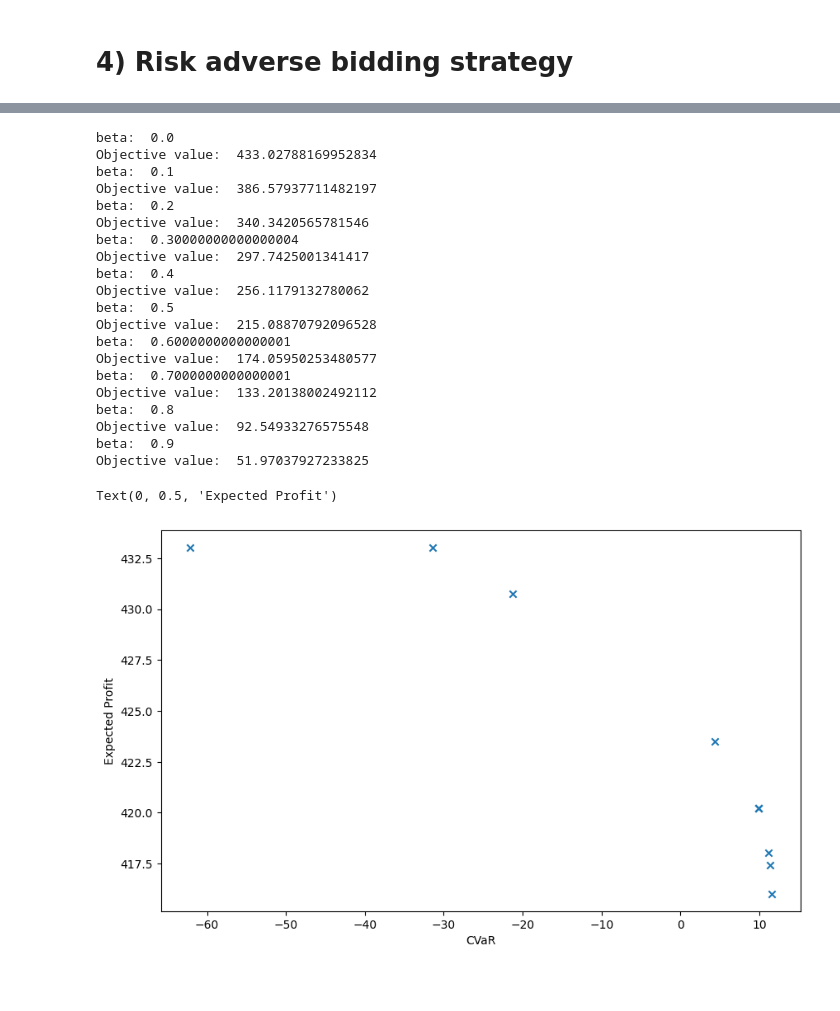
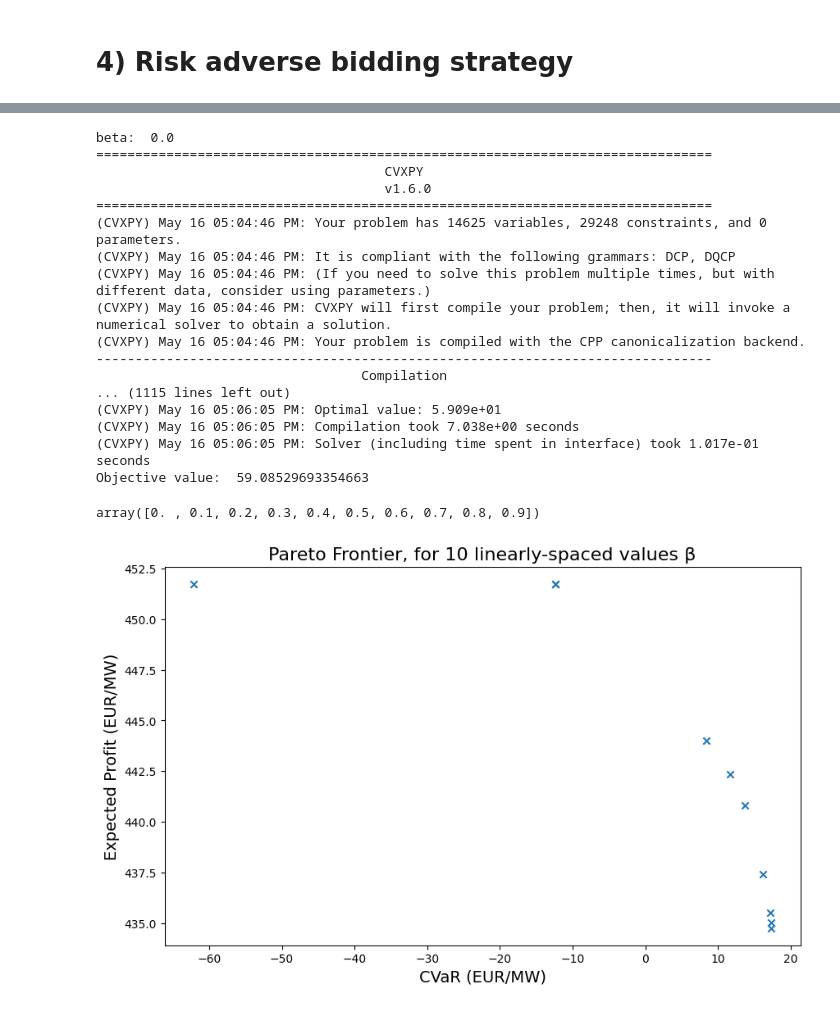
Before and after one commit to MatthieuJacobsDESL/renewables_in_electricity_markets_ass2, a Jupyter notebook: step1.1.ipynb, the cells around one changed output, grey strips where cells are left out. Cells and saved outputs as stored; diff of their text form; code cells hidden in the pictures; blank space fills up the shorter version.

```diff
--- a/step1.1.ipynb
+++ b/step1.1.ipynb
@@ -57,7 +58,7 @@ combined_scenarios = list(itertools.product(range(n1), range(n2), range(n3)))
 shuffled_scenarios = np.random.permutation(combined_scenarios)
 # %%
 # nb_scenarios to consider
-n_scenarios = 100
+n_scenarios = 200
 scenarios_id = shuffled_scenarios[:n_scenarios, :] # take the first n_scenarios as the in-sample scenarios
 wind_bids, prob, imbalances, imbalances_up, imbalances_down= wpb.wind_pp_bidding(wind_forecast[:, scenarios_id[:, 0]], spot_forecast[:, scenarios_id[:, 1]], imbalance_forecast[:, scenarios_id[:, 2]], f_up, f_down, price_scheme='one_price')
 # %% [output]
@@ -230,7 +286,7 @@ plt.legend()
 # 4) Risk adverse bidding strategy
 # %%
 # nb_scenarios to consider
-n_scenarios = 100
+n_scenarios = 200
 scenarios_id = shuffled_scenarios[:n_scenarios, :] # take the first n_scenarios as the in-sample scenarios
 # %%
 scheme = 'one_price'
@@ -246,3 +318,3 @@ cvar, expected_profit
 # %%
-wind_bids_ra, prob_ra, imbalances_ra, imbalances_up_ra, imbalances_down_ra, expected_profit, cvar = wpb.wind_pp_bidding_ra(wind_forecast[:, scenarios_id[:, 0]], spot_forecast[:, scenarios_id[:, 1]], imbalance_forecast[:, scenarios_id[:, 2]], f_up, f_down, alpha=0.95, beta = 0.95, price_scheme=scheme)
+wind_bids_ra, prob_ra, imbalances_ra, imbalances_up_ra, imbalances_down_ra, expected_profit, cvar = wpb.wind_pp_bidding_ra(wind_forecast[:, scenarios_id[:, 0]], spot_forecast[:, scenarios_id[:, 1]], imbalance_forecast[:, scenarios_id[:, 2]], f_up, f_down, alpha=0.9, beta = 0.95, price_scheme=scheme)
 # %% [output]
@@ -300,38 +390,40 @@ exp_profs, cvars = list(), list()
 
 for beta in betas:
     print("beta: ", beta)
-    _, _, _, _, _, expected_profit, cvar = wpb.wind_pp_bidding_ra(wind_forecast[:, scenarios_id[:, 0]], spot_forecast[:, scenarios_id[:, 1]], imbalance_forecast[:, scenarios_id[:, 2]], f_up, f_down, alpha=0.95, beta=beta, price_scheme=scheme)
+    _, _, _, _, _, expected_profit, cvar = wpb.wind_pp_bidding_ra(wind_forecast[:, scenarios_id[:, 0]], spot_forecast[:, scenarios_id[:, 1]], imbalance_forecast[:, scenarios_id[:, 2]], f_up, f_down, alpha=0.9, beta=beta, price_scheme=scheme)
     exp_profs.append(expected_profit)
     cvars.append(cvar)
 # %% [output]
 beta:  0.0
-Objective value:  433.02788169952834
-beta:  0.1
-Objective value:  386.57937711482197
-beta:  0.2
-Objective value:  340.3420565781546
-beta:  0.30000000000000004
-Objective value:  297.7425001341417
-beta:  0.4
-Objective value:  256.1179132780062
-beta:  0.5
-Objective value:  215.08870792096528
-beta:  0.6000000000000001
-Objective value:  174.05950253480577
-beta:  0.7000000000000001
-Objective value:  133.20138002492112
-beta:  0.8
-Objective value:  92.54933276575548
-beta:  0.9
-Objective value:  51.97037927233825
+===============================================================================
+                                     CVXPY
+                                     v1.6.0
+===============================================================================
+(CVXPY) May 16 05:04:46 PM: Your problem has 14625 variables, 29248 constraints, and 0 parameters.
+(CVXPY) May 16 05:04:46 PM: It is compliant with the following grammars: DCP, DQCP
+(CVXPY) May 16 05:04:46 PM: (If you need to solve this problem multiple times, but with different data, consider using parameters.)
+(CVXPY) May 16 05:04:46 PM: CVXPY will first compile your problem; then, it will invoke a numerical solver to obtain a solution.
+(CVXPY) May 16 05:04:46 PM: Your problem is compiled with the CPP canonicalization backend.
+-------------------------------------------------------------------------------
+                                  Compilation
+... (1115 lines left out)
+(CVXPY) May 16 05:06:05 PM: Optimal value: 5.909e+01
+(CVXPY) May 16 05:06:05 PM: Compilation took 7.038e+00 seconds
+(CVXPY) May 16 05:06:05 PM: Solver (including time spent in interface) took 1.017e-01 seconds
+Objective value:  59.08529693354663
+# %%
+betas
+# %% [output]
+array([0. , 0.1, 0.2, 0.3, 0.4, 0.5, 0.6, 0.7, 0.8, 0.9])
 # %%
 plt.figure(figsize=(10, 6))
-plt.scatter(cvars, exp_profs, label='Pareto Frontier', marker='x')
-plt.xlabel('CVaR')
-plt.ylabel('Expected Profit')
+plt.scatter(cvars, exp_profs, label='Pareto Frontier, for 10 linearly-spaced values β', marker='x')
+plt.title('Pareto Frontier, for 10 linearly-spaced values β', fontsize=16)
+plt.xlabel('CVaR (EUR/MW)', fontsize=14)
+plt.ylabel('Expected Profit (EUR/MW)', fontsize=14)
+plt.savefig('figs/ra_pareto_{}.png'.format(scheme), dpi=300)
 # %% [output]
-Text(0, 0.5, 'Expected Profit')
-[figure, old version]
+[figure, new version]
 # %%
 # study volatility with scenarios
 # first increase amount of scenarios
```
Also changed, not shown: parts of 23 cells of this notebook, 13 other files.
